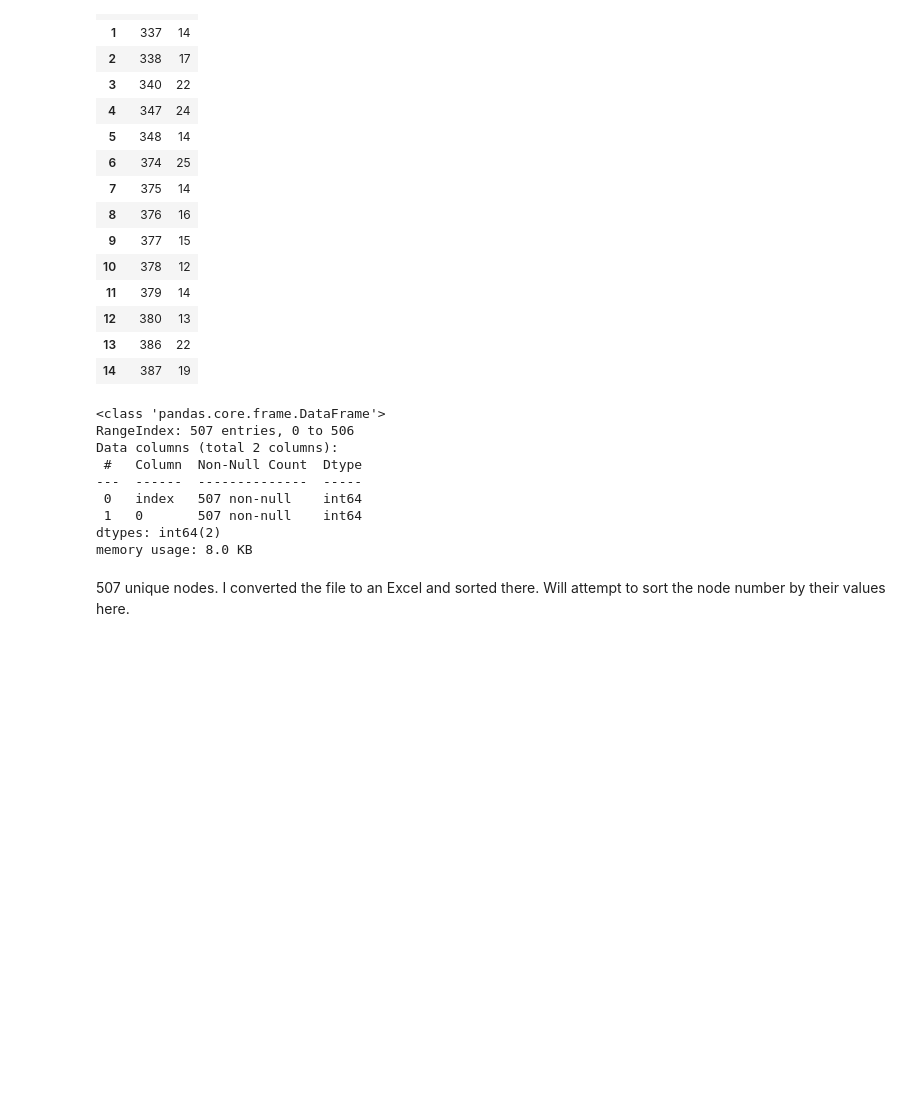
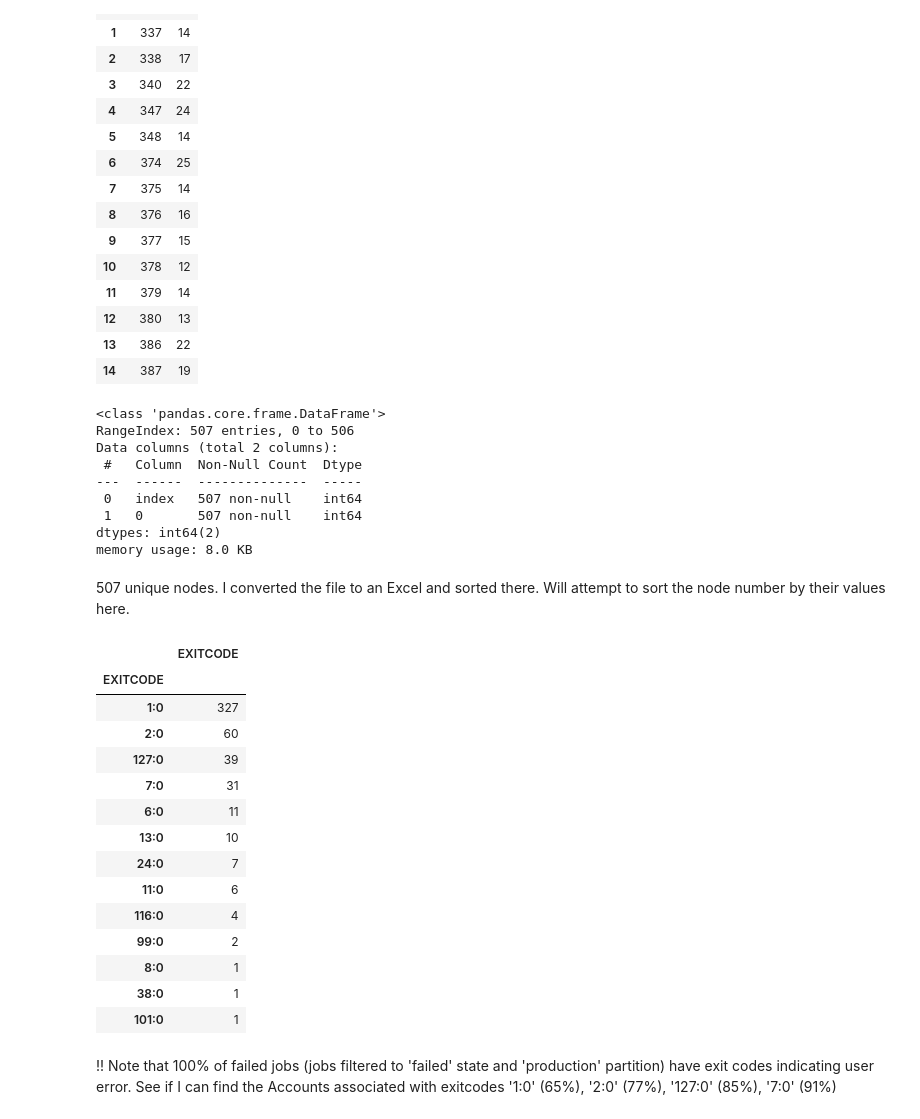
Before and after one commit to nss-data-science-cohort-4/dq2-accre-valkyries, a Jupyter notebook: notebooks/accre_q1_pd.ipynb, the cells around one changed output. Cells and saved outputs as stored; diff of their text form; code cells hidden in the pictures; blank space fills up the shorter version.

Commit message:
q1 updated with exit code analysis

```diff
--- a/notebooks/accre_q1_pd.ipynb
+++ b/notebooks/accre_q1_pd.ipynb
@@ -371,3 +428,25 @@ dtypes: int64(2)
 memory usage: 8.0 KB
 # %% [markdown]
 507 unique nodes.  I converted the file to an Excel and sorted there.  Will attempt to sort the node number by their values here.
+# %%
+# Review exit codes within failed df ('failed' being failed jobs filtered to production partition)
+failed_exit = failed.groupby('EXITCODE')['EXITCODE'].count().sort_values(ascending=False)
+failed_exit.to_frame()
+# %% [output]
+|  | EXITCODE |
+| EXITCODE |  |
+| 1:0 | 327 |
+| 2:0 | 60 |
+| 127:0 | 39 |
+| 7:0 | 31 |
+| 6:0 | 11 |
+| 13:0 | 10 |
+| 24:0 | 7 |
+| 11:0 | 6 |
+| 116:0 | 4 |
+| 99:0 | 2 |
+| 8:0 | 1 |
+| 38:0 | 1 |
+| 101:0 | 1 |
+# %% [markdown]
+!! Note that 100% of failed jobs (jobs filtered to 'failed' state and 'production' partition) have exit codes indicating user error.  See if I can find the Accounts associated with exitcodes '1:0' (65%), '2:0' (77%), '127:0' (85%), '7:0' (91%)
```
Also changed, not shown: parts of 36 cells of this notebook.
